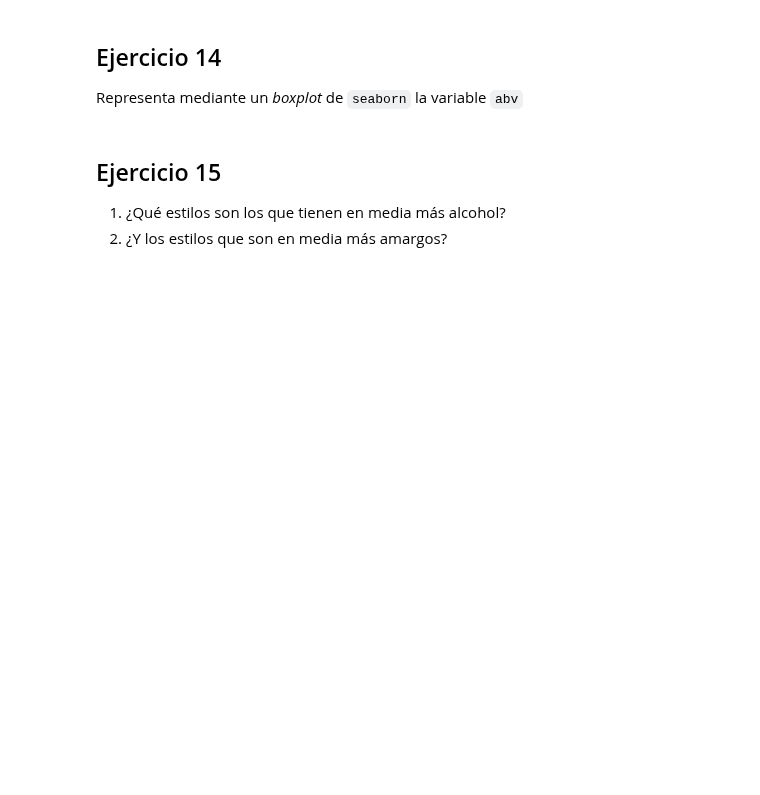
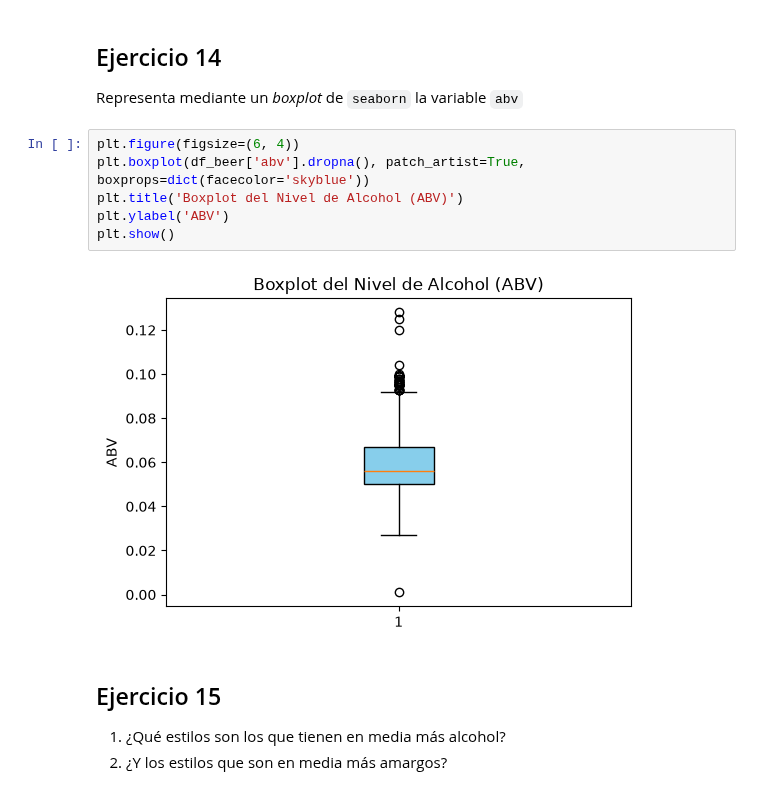
Before and after one commit to 9ndeer/2026-10-BILBAO-FT-Data-Science, a Jupyter notebook: 2-Data_Analysis/2-Pandas/Practica/6-Beers/birras_repaso.ipynb, the cells around one changed output. Saved outputs shown, nothing was run; the diff lists cells and outputs as text; blank space fills up the shorter version.

```diff
--- a/2-Data_Analysis/2-Pandas/Practica/6-Beers/birras_repaso.ipynb
+++ b/2-Data_Analysis/2-Pandas/Practica/6-Beers/birras_repaso.ipynb
@@ -52,6 +221,14 @@ Representa el nivel de alcohol (columna `abv`) en un histograma. ¿Se trata de u
 # %% [markdown]
 ## Ejercicio 14
 Representa mediante un *boxplot* de `seaborn` la variable `abv`
+# %%
+plt.figure(figsize=(6, 4))
+plt.boxplot(df_beer['abv'].dropna(), patch_artist=True, boxprops=dict(facecolor='skyblue'))
+plt.title('Boxplot del Nivel de Alcohol (ABV)')
+plt.ylabel('ABV')
+plt.show()
+# %% [output]
+[figure, added]
 # %% [markdown]
 ## Ejercicio 15
 1. ¿Qué estilos son los que tienen en media más alcohol?
```
Also changed, not shown: parts of 23 cells of this notebook, 10 other files.
